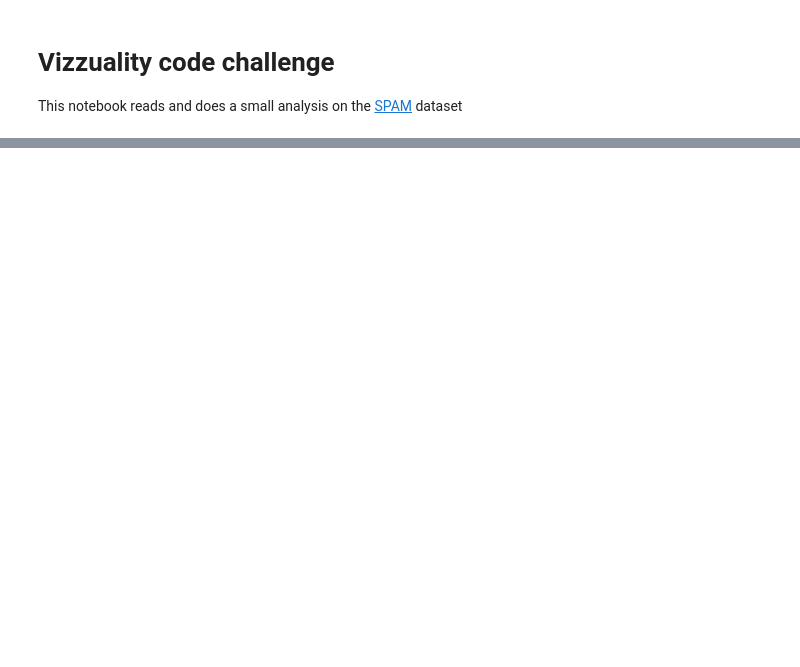
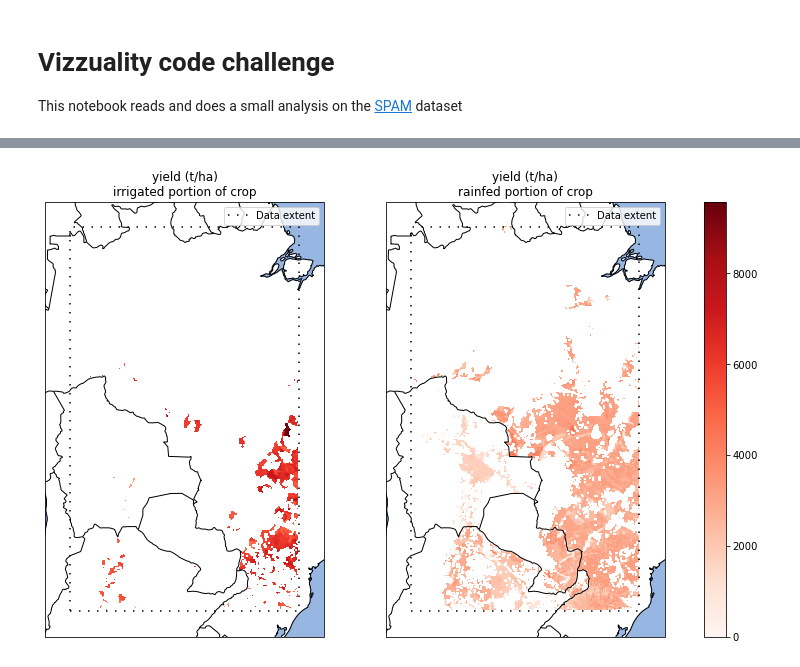
Before and after one commit to BielStela/vizzuality_challenge, a Jupyter notebook: challenge.ipynb, the cells around one changed output, grey strips where cells are left out. Cells and saved outputs as stored; diff of their text form; code cells hidden in the pictures; blank space fills up the shorter version.

```diff
--- a/challenge.ipynb
+++ b/challenge.ipynb
@@ -148,0 +229,4 @@ with rio.open(areas_rasters[0]) as src:
+# %%
+compare_rasters([r for r in yield_rasters if r.region =="america"])
+# %% [output]
+[figure, added]
```
Also changed, not shown: parts of 26 cells of this notebook.
